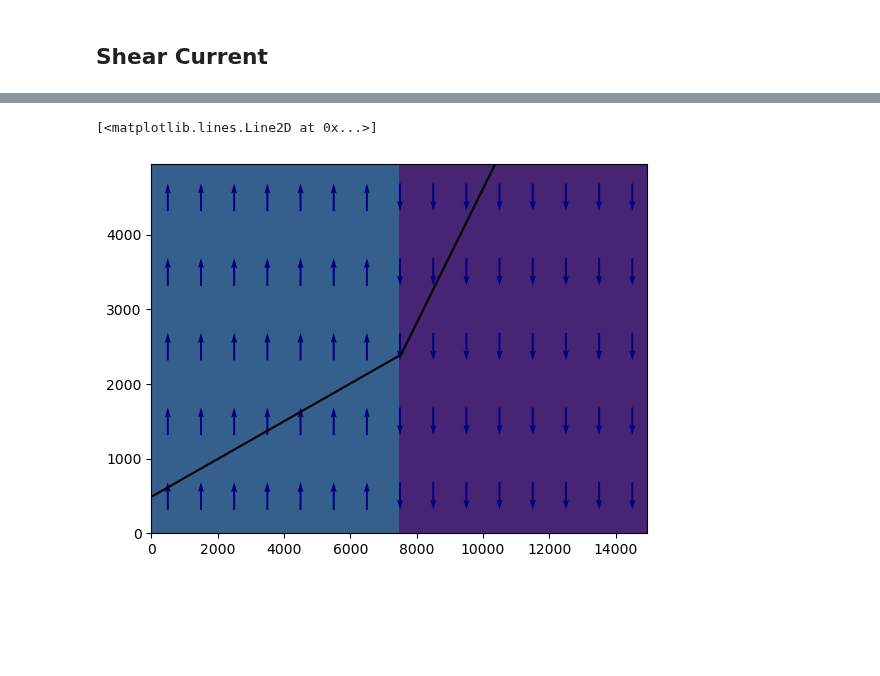
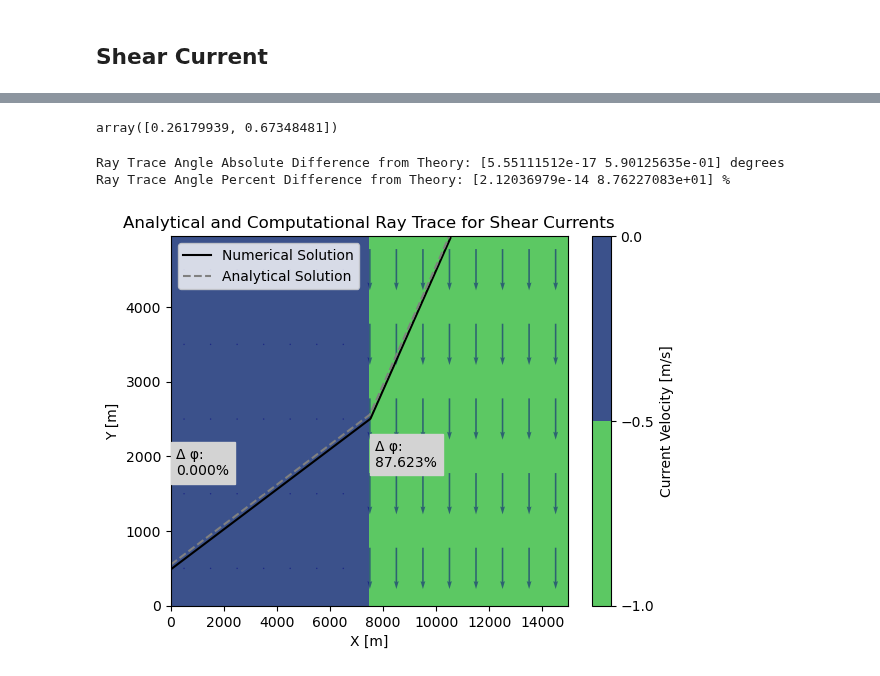
Before and after one commit to mines-oceanography/mantaray, a Jupyter notebook: notebooks/theoretical_comparison/snells_law_verification.ipynb, the cells around one changed output, grey strips where cells are left out. Drawn from its saved outputs; the diff is of its cells as text; code cells hidden in the pictures; blank space fills up the shorter version.

Commit message:
Modifies current creation in snells_law_verification.ipynb to start in 0 current region

```diff
--- a/notebooks/theoretical_comparison/snells_law_verification.ipynb
+++ b/notebooks/theoretical_comparison/snells_law_verification.ipynb
@@ -158,8 +158,8 @@ null_current = xr.Dataset(data_vars={'u':(('y','x'), currents),'v':(('y','x'), n
 null_current.to_netcdf(path='c:/Users/james/Projects/SURF_2024/ray_tracing/notebooks/theoretical_comparison/current.nc', format='NETCDF3_CLASSIC')
 # %%
 # Define wave number
-k = 2*np.pi/15 # lambda = 50m
-phi0 = 20*np.pi/180 # phi0 = 25 degrees from x axis
+k = 2*np.pi/10 # lambda = 50m
+phi0 = 15*np.pi/180 # phi0 = 25 degrees from x axis
 kx = k*np.cos(phi0)
 ky = k*np.sin(phi0)
 
@@ -187,10 +192,62 @@ Attributes:
+# %%
+# Create simplified currents with one value per current "shelf"
+current_levels = u1 - np.arange(0, 2)*(u1-u2)
+cs = np.sqrt(9.81/k)
+
+# Iterate over each shelf to compute the analytically expected angle
+phis = np.ones_like(current_levels, dtype=float)
+for i in range(len(phis)):
+    if i == 0:
+        phis[i] = phi0
+    else:
+        phis[i] = np.arcsin(np.sin(np.pi/2-phis[i-1]) / (1- current_levels[i]/cs*np.sin(np.pi/2-phis[i-1]))**2)
+phis
+# %% [output]
+array([0.26179939, 0.67348481])
+# %%
+# Create arrays identifying the start, midpoint, and end of each shelf
+shelf_starts = np.linspace(0, NX*dl, 2, endpoint=False)
+mid_shelf_xs = shelf_starts + (NX*dl) / (2*2)
+
+# Create analytical ray x coordinates (one point on each shelf boundary)
+xs_analytical = np.linspace(0, NX*dl, 2+1)
+
+# Compute analytical ray y coordinates (Using y=m(x-x0) + y0 to propagate between shelves)
+y0a = y0 + 50
+ys_analytical = np.ones(3)
+ys_analytical[0] = y0a
+for i, phi in enumerate(phis):
+    ys_analytical[i+1] = np.tan(phi) * NX*dl / 2 + ys_analytical[i]
+# %%
+# Organize computed ray angles with "x" as a coordinate
+ray_angles = xr.DataArray(data=ray_evolution.phi.values[:-1], coords={'x':ray_evolution.x.values[:-1]})
+
+# Find the difference and percent difference between the analytical and computational ray traces
+phi_diffs = np.abs(phis - ray_angles.sel(x=mid_shelf_xs, method='nearest'))
+phi_diffs_percent = phi_diffs / phis * 100
+print('Ray Trace Angle Absolute Difference from Theory:', phi_diffs.values, 'degrees')
+print('Ray Trace Angle Percent Difference from Theory:', phi_diffs_percent.values, '%')
+# %% [output]
+Ray Trace Angle Absolute Difference from Theory: [5.55111512e-17 5.90125635e-01] degrees
+Ray Trace Angle Percent Difference from Theory: [2.12036979e-14 8.76227083e+01] %
 # %%
+# Plot the Ray Comparisons
 fig, ax = plt.subplots()
-ax.contourf(xxs, yys, currents, cmap='viridis', levels=np.arange(-1, 5))
+contours = ax.contourf(xxs, yys, currents, cmap='viridis_r', levels=np.arange(-1, 0.1, 0.5))
 ax.quiver(xxs[10::20,10::20], yys[10::20,10::20], np.zeros_like(currents)[10::20,10::20], currents[10::20,10::20], color='navy',
-          pivot='middle', width=0.004)
+          pivot='middle', width=0.004, alpha=0.5)
 ax.autoscale(False)
-ax.plot(ray_evolution.x, ray_evolution.y, marker='', linestyle='solid', color='black')
+ax.plot(ray_evolution.x, ray_evolution.y, marker='', linestyle='solid', color='black', label='Numerical Solution')
+ax.plot(xs_analytical, ys_analytical, marker='', linestyle='dashed', color='grey', label='Analytical Solution')
+for i, pcent_diff in enumerate(phi_diffs_percent):
+    if i == 0:
+        ax.text(x=shelf_starts[i] + 200, y=ys_analytical[i]+1200, s='Δ φ: \n' + "{0:1.3f}".format(pcent_diff) + '%', backgroundcolor='lightgrey')
+        continue
+    ax.text(x=shelf_starts[i] + 200, y=ys_analytical[i]-700, s='Δ φ: \n' + "{0:1.3f}".format(pcent_diff) + '%', backgroundcolor='lightgrey')
+ax.legend()
+ax.set_title(label='Analytical and Computational Ray Trace for Shear Currents')
+ax.set_xlabel(xlabel='X [m]')
+ax.set_ylabel(ylabel='Y [m]')
+cax = fig.colorbar(contours, label='Current Velocity [m/s]')
 # %% [output]
-[<matplotlib.lines.Line2D at 0x...>]
-[figure, old version]
+[figure, new version]
```
Also changed, not shown: parts of 3 cells of this notebook.
